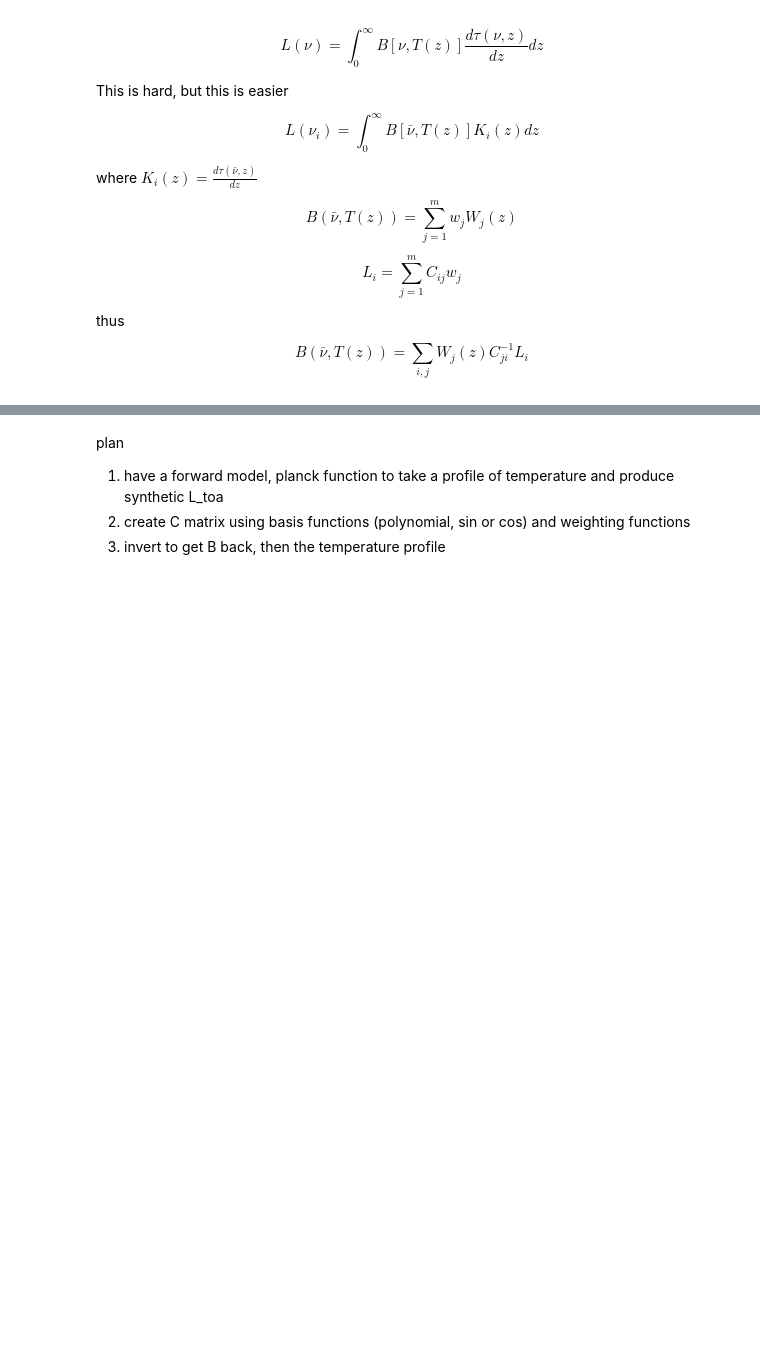
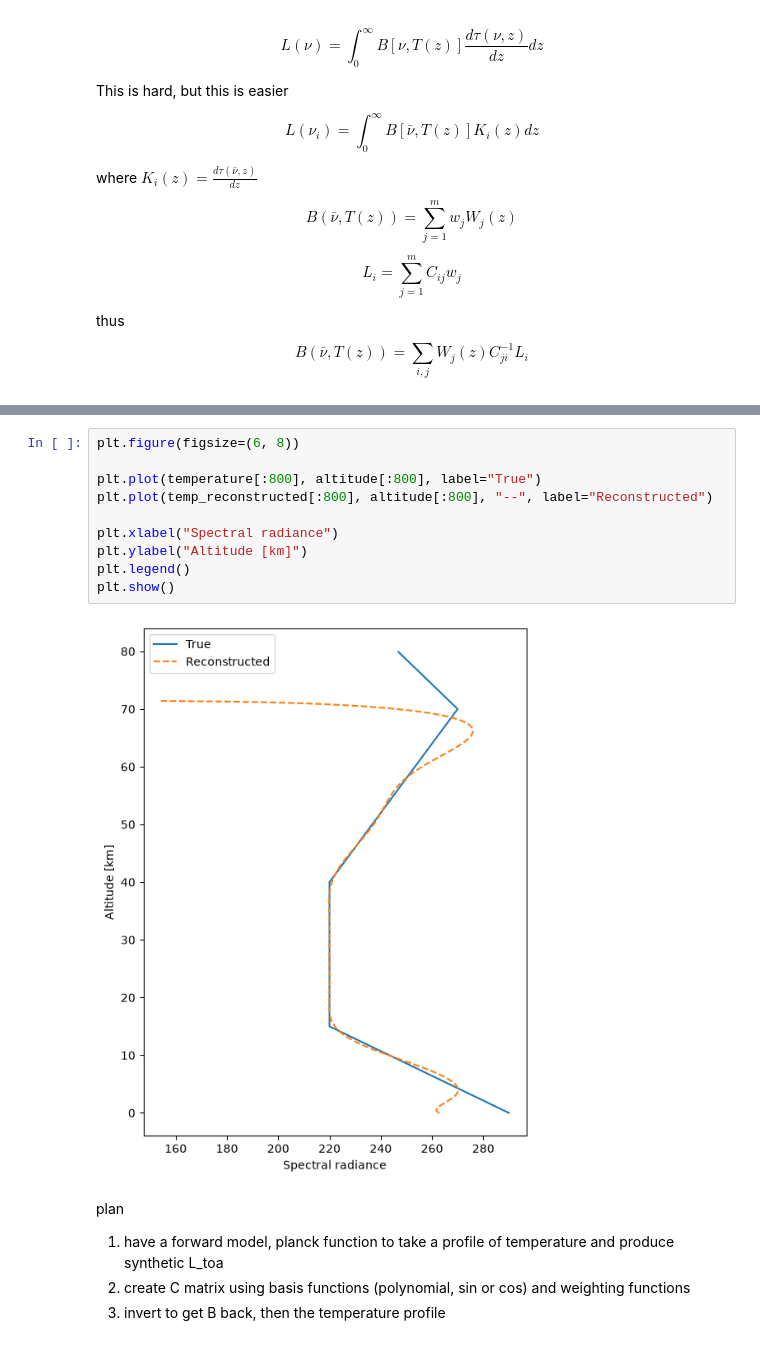
Before and after one commit to mfrans1/PyRodgers, a Jupyter notebook: Introduction/introduction.ipynb, the cells around one changed output, grey strips where cells are left out. Drawn from its saved outputs; the diff is of its cells as text; blank space fills up the shorter version.

```diff
--- a/Introduction/introduction.ipynb
+++ b/Introduction/introduction.ipynb
@@ -93,3 +144,15 @@ plt.show()
+# %%
+plt.figure(figsize=(6, 8))
+
+plt.plot(temperature[:800], altitude[:800], label="True")
+plt.plot(temp_reconstructed[:800], altitude[:800], "--", label="Reconstructed")
+
+plt.xlabel("Spectral radiance")
+plt.ylabel("Altitude [km]")
+plt.legend()
+plt.show()
+# %% [output]
+[figure, added]
 # %% [markdown]
 plan
 1. have a forward model, planck function to take a profile of temperature and produce synthetic L_toa
```
Also changed, not shown: parts of 8 cells of this notebook, 3 other files.
